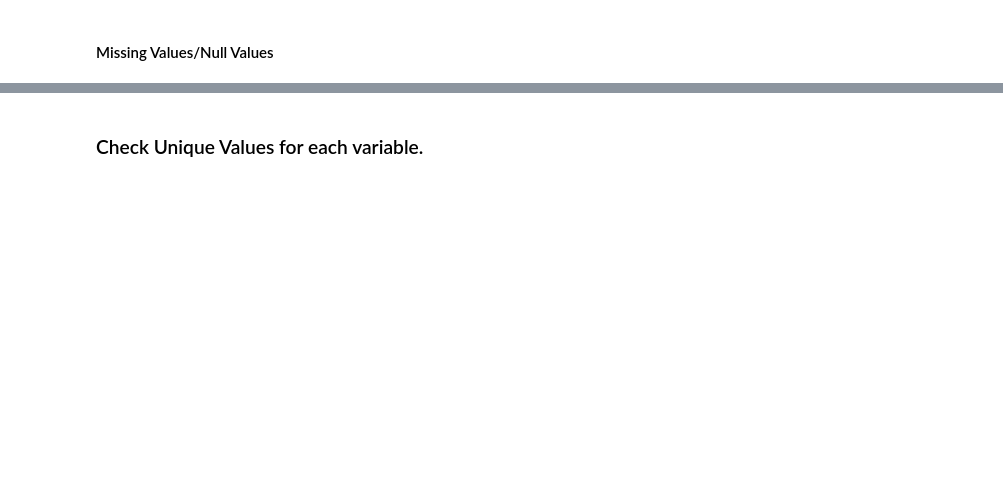
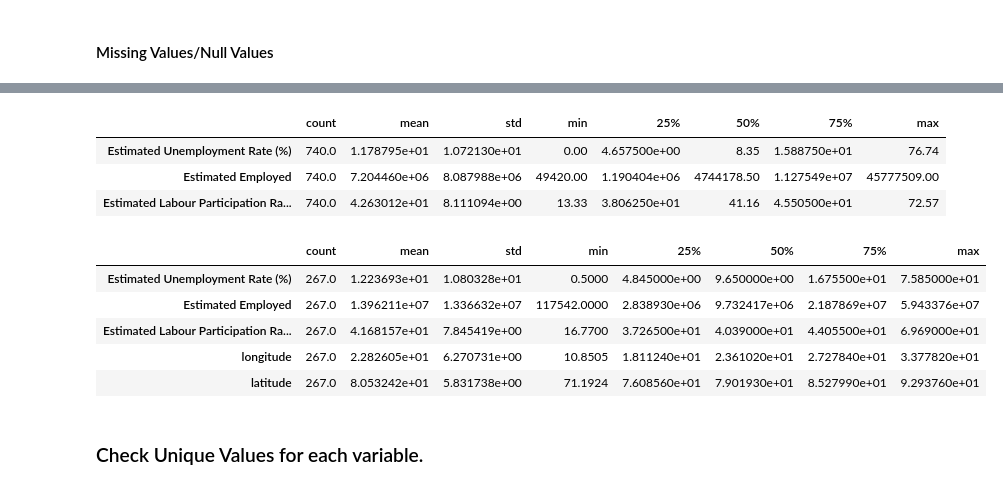
Before and after one commit to rajathAgalkote/OIBSIP_Unemployment_India_EDA, a Jupyter notebook: Umemployment_Analysis_EDA.ipynb, the cells around one changed output, grey strips where cells are left out. Cells and saved outputs as stored; diff of their text form; code cells hidden in the pictures; blank space fills up the shorter version.

```diff
--- a/Umemployment_Analysis_EDA.ipynb
+++ b/Umemployment_Analysis_EDA.ipynb
@@ -68,3 +233,19 @@ Answer Here
+# %%
+df1.describe().T
+# %% [output]
+|  | count | mean | std | min | 25% | 50% | 75% | max |
+| Estimated Unemployment Rate (%) | 740.0 | 1.178795e+01 | 1.072130e+01 | 0.00 | 4.657500e+00 | 8.35 | 1.588750e+01 | 76.74 |
+| Estimated Employed | 740.0 | 7.204460e+06 | 8.087988e+06 | 49420.00 | 1.190404e+06 | 4744178.50 | 1.127549e+07 | 45777509.00 |
+| Estimated Labour Participation Ra... | 740.0 | 4.263012e+01 | 8.111094e+00 | 13.33 | 3.806250e+01 | 41.16 | 4.550500e+01 | 72.57 |
+# %%
+df2.describe().T
+# %% [output]
+|  | count | mean | std | min | 25% | 50% | 75% | max |
+| Estimated Unemployment Rate (%) | 267.0 | 1.223693e+01 | 1.080328e+01 | 0.5000 | 4.845000e+00 | 9.650000e+00 | 1.675500e+01 | 7.585000e+01 |
+| Estimated Employed | 267.0 | 1.396211e+07 | 1.336632e+07 | 117542.0000 | 2.838930e+06 | 9.732417e+06 | 2.187869e+07 | 5.943376e+07 |
+| Estimated Labour Participation Ra... | 267.0 | 4.168157e+01 | 7.845419e+00 | 16.7700 | 3.726500e+01 | 4.039000e+01 | 4.405500e+01 | 6.969000e+01 |
+| longitude | 267.0 | 2.282605e+01 | 6.270731e+00 | 10.8505 | 1.811240e+01 | 2.361020e+01 | 2.727840e+01 | 3.377820e+01 |
+| latitude | 267.0 | 8.053242e+01 | 5.831738e+00 | 71.1924 | 7.608560e+01 | 7.901930e+01 | 8.527990e+01 | 9.293760e+01 |
 # %% [markdown]
 ### Check Unique Values for each variable.
 # %%
```
Also changed, not shown: parts of 38 cells of this notebook.
